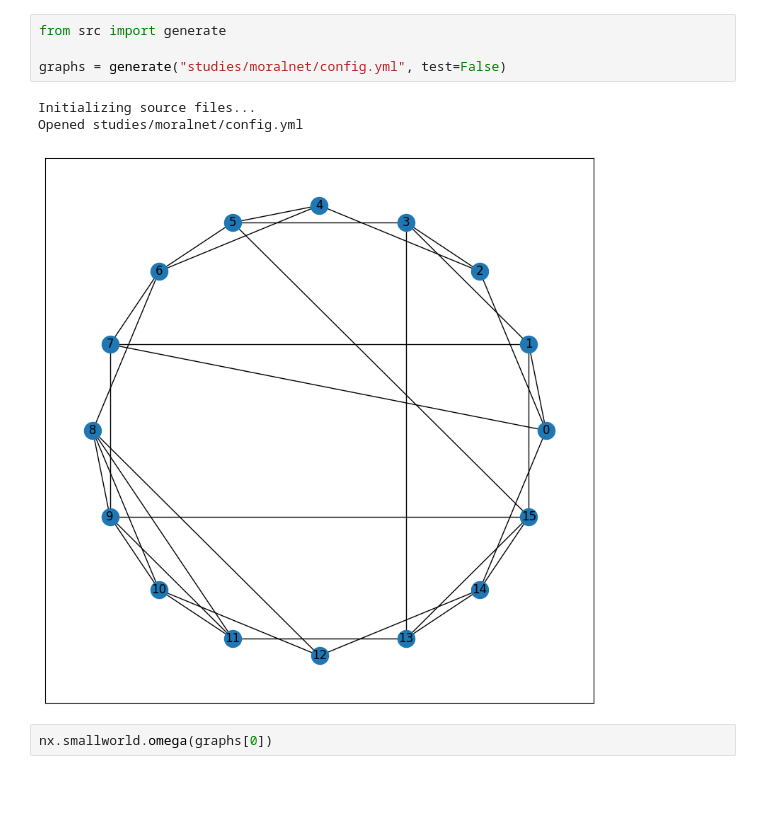
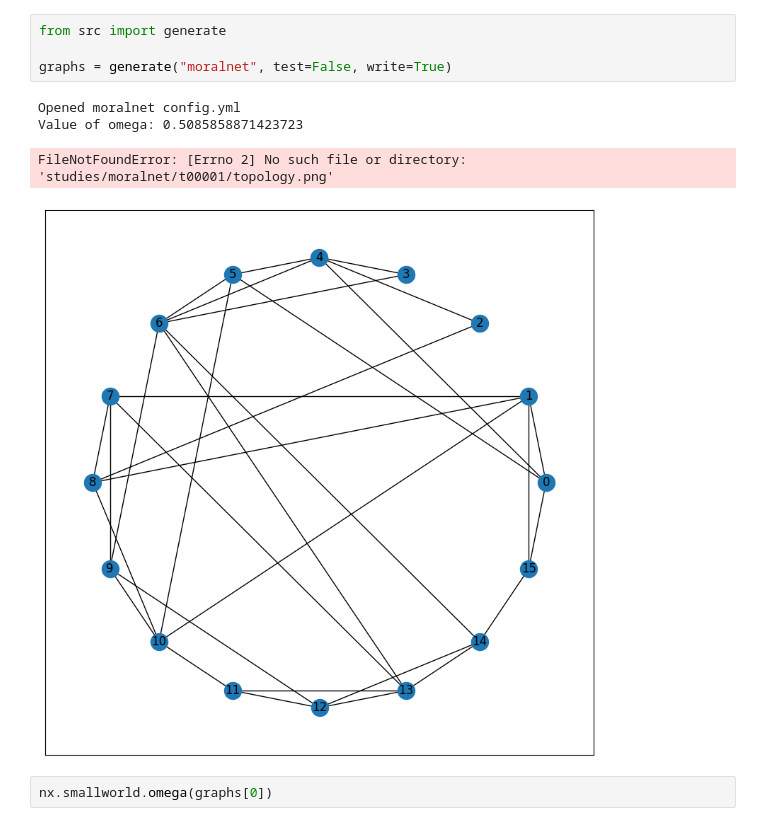
Before and after one commit to comanlab/gentopo, a Jupyter notebook: playground.ipynb, the cells around one changed output. Cells and saved outputs as stored; diff of their text form; blank space fills up the shorter version.

Commit message:
update input files toward use of dynamic topology version control for #2

```diff
--- a/playground.ipynb
+++ b/playground.ipynb
@@ -6,11 +29,12 @@ import random
 # %%
 from src import generate
 
-graphs = generate("studies/moralnet/config.yml", test=False)
+graphs = generate("moralnet", test=False, write=True)
 # %% [output]
-Initializing source files...
-Opened studies/moralnet/config.yml
+Opened moralnet config.yml
+Value of omega: 0.5085858871423723
+FileNotFoundError: [Errno 2] No such file or directory: 'studies/moralnet/t00001/topology.png'
-[figure, old version]
+[figure, new version]
 # %%
 nx.smallworld.omega(graphs[0])
 # %% [output]
```
Also changed, not shown: parts of 5 cells of this notebook, 1 other file.
